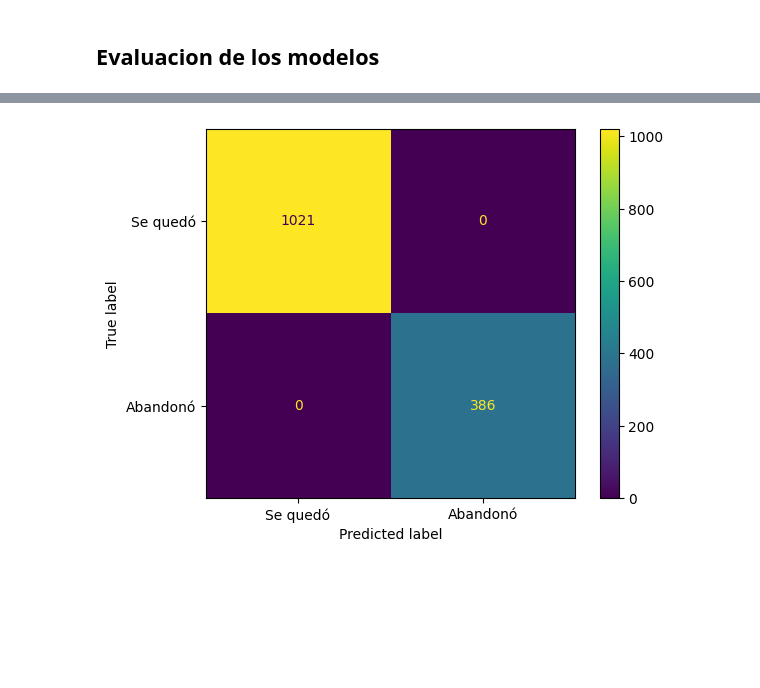
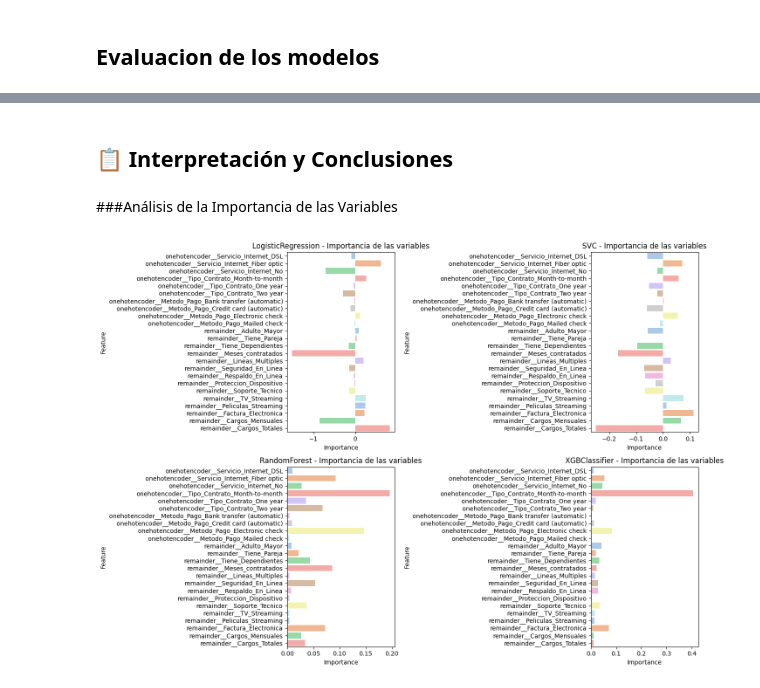
Before and after one commit to Emmanuel2000x/TelecomX-2, a Jupyter notebook: TelecomX_2.ipynb, the cells around one changed output, grey strips where cells are left out. Saved outputs shown, nothing was run; the diff lists cells and outputs as text; code cells hidden in the pictures; blank space fills up the shorter version.

```diff
--- a/TelecomX_2.ipynb
+++ b/TelecomX_2.ipynb
@@ -361,0 +398,2 @@ plt.show()
+# %%
+grid_LR.fit(X_bal, y_bal)
@@ -361,0 +411,2 @@ plt.show()
+# %%
+grid_SVC.fit(X_bal, y_bal)
@@ -435,3 +443,0 @@ grid = GridSearchCV(
-# %%
-# 4. Fit
-grid.fit(X_bal, y_bal)
@@ -477,5 +469,9 @@ Name: 12, dtype: object
 # %%
-# Se guarda el mejor modelo entrenado
-best_model = grid.best_estimator_
-# Se calcula la variable dependiente de la prueba
-y_pred = best_model.predict(X_prueba)
+# Aplicamos los modelos con la prueba
+for grid in [grid_LR, grid_SVC, grid_RFC,grid_XGB]:
+  modelo = grid.best_estimator_
+  # Se calcula la variable dependiente de la prueba
+  y_pred = modelo.predict(X_prueba)
+  print("Modelo:", type(grid.best_estimator_.named_steps['model']).__name__)
+  evaluar_modelo(y_prueba, y_pred)
+  matriz_confusion = confusion_matrix(y_prueba,y_pred)
@@ -548,6 +496,47 @@ visualizacion_matriz.plot();
-# %%
-matriz_confusion = confusion_matrix(y_prueba,y_prueba)
-visualizacion_matriz = ConfusionMatrixDisplay(confusion_matrix = matriz_confusion, display_labels = ['Se quedó', 'Abandonó'])
-visualizacion_matriz.plot();
-# %% [output]
-[figure, removed]
+# %% [markdown]
+## 📋 Interpretación y Conclusiones
+# %% [markdown]
+###Análisis de la Importancia de las Variables
+# %%
+import matplotlib.pyplot as plt
+import seaborn as sns
+# Dictionary to hold importance values
+importance_results = {}
+
+for name, grid in grids.items():
+    best_pipeline = grid.best_estimator_
+    model = best_pipeline.named_steps["model"]
+
+    if hasattr(model, "coef_"):  # LogisticRegression, SVC linear
+        importance_results[name] = pd.DataFrame({
+            "Feature": X_train.columns,
+            "Importance": model.coef_[0]
+        })
+    elif hasattr(model, "feature_importances_"):  # RF, XGB
+        importance_results[name] = pd.DataFrame({
+            "Feature": X_train.columns,
+            "Importance": model.feature_importances_
+        })
+    else:
+        print(f"{name} has no coef_ or feature_importances_.")
+
+# --- Plot 2x2 subplots ---
+fig, axes = plt.subplots(2, 2, figsize=(14, 10))
+axes = axes.flatten()
+
+for ax, (name, df) in zip(axes, importance_results.items()):
+
+    sns.barplot(
+        data=df,
+        x="Importance",
+        y="Feature",
+        ax=ax,
+        palette="pastel",
+        hue="Feature"
+    )
+    ax.set_title(f"{name} - Importancia de las variables", fontsize=12)
+
+plt.tight_layout()
+plt.show()
+# %% [output]
+[figure, added]
```
Also changed, not shown: parts of 33 cells of this notebook.
